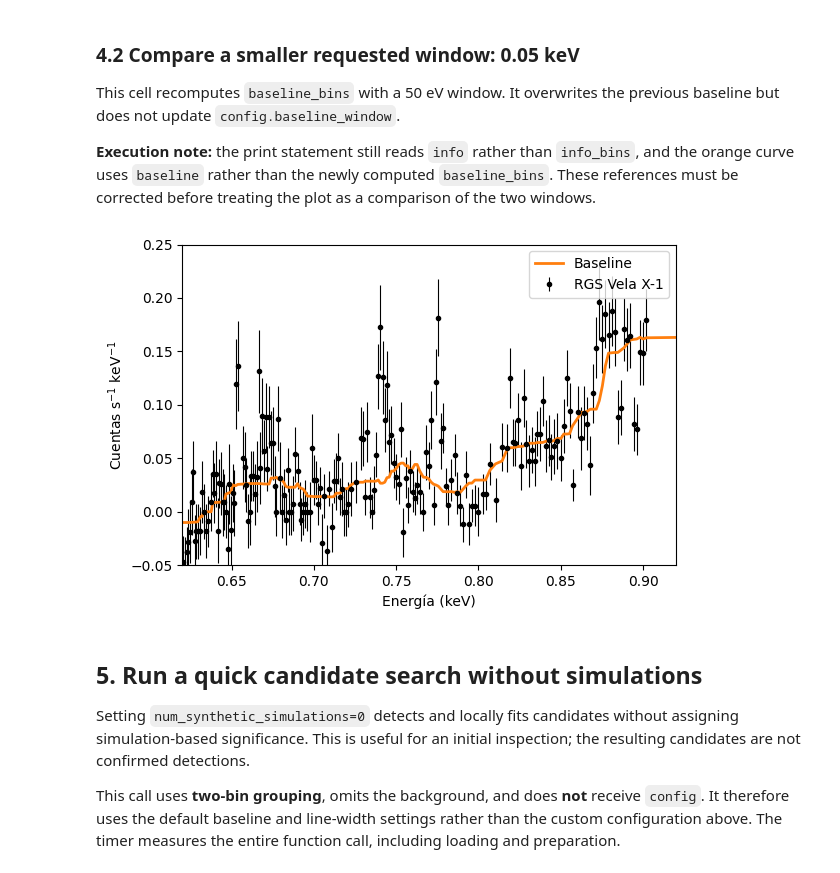
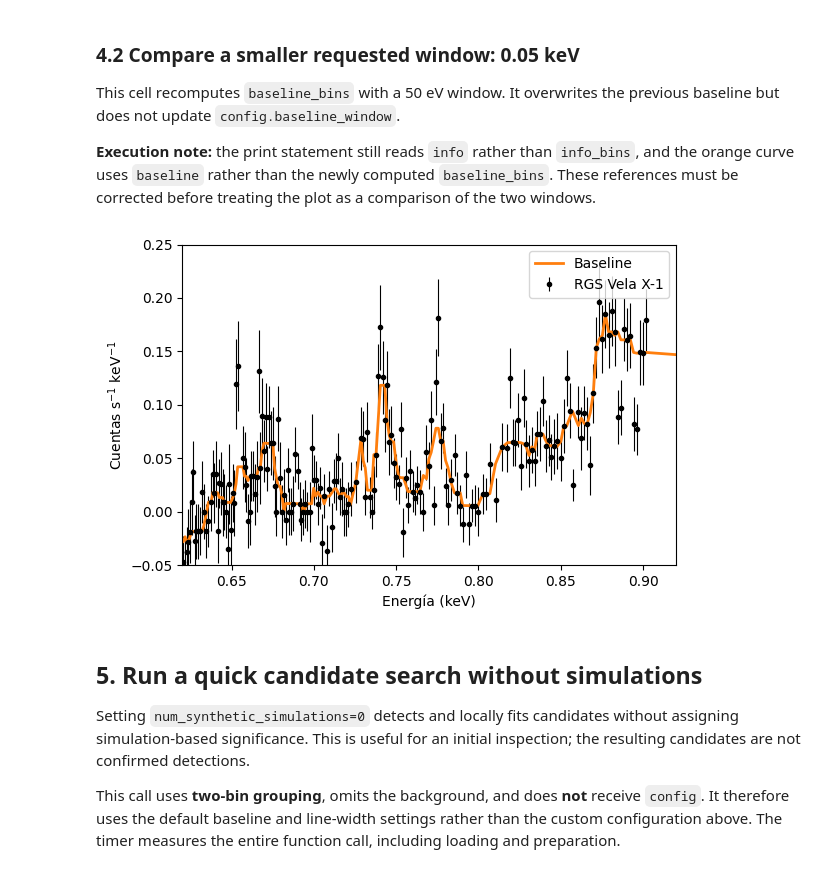
Before and after one commit to xragua/BLiSS, a Jupyter notebook: notebooks/Vela_x1_RGS.ipynb, the cells around one changed output. Saved outputs shown, nothing was run; the diff lists cells and outputs as text; code cells hidden in the pictures.

```diff
--- a/notebooks/Vela_x1_RGS.ipynb
+++ b/notebooks/Vela_x1_RGS.ipynb
@@ -278,7 +266,7 @@ This cell recomputes `baseline_bins` with a 50 eV window. It overwrites the prev
 # %%
 # Compare a smaller baseline window on the same spectrum.
 # TODO: use info_bins in the print and baseline_bins in the plotted curve.
-baseline_window = 0.05
+baseline_window = 0.01
 
 
 baseline_bins, info_bins = base_calculator(
@@ -293,34 +281,34 @@ fig, ax = plt.subplots(figsize=(6, 4))
 
 ax.errorbar(
     spectrum_bins.energy,
     spectrum_bins.values,
     yerr = spectrum_bins.uncertainties,
         fmt=".",
     color="black",
     linewidth=0.8,
     label="RGS Vela X-1",
 )
 
 ax.plot(
     spectrum_bins.energy,
     baseline_bins,
     color="tab:orange",
     linewidth=2,
     label="Baseline",
 )
 
 ax.set(
     xlim=(0.62, 0.92),
     xlabel="Energía (keV)",
     ylabel=r"Cuentas s$^{-1}$ keV$^{-1}$",
 )
 
 plt.ylim(-0.05,0.25)
 ax.legend()
 fig.tight_layout()
 plt.show()
 # %% [output]
-[figure, old version]
+[figure, new version]
 # %% [markdown]
 ## 5. Run a quick candidate search without simulations
 
```
Also changed, not shown: parts of 7 cells of this notebook.
